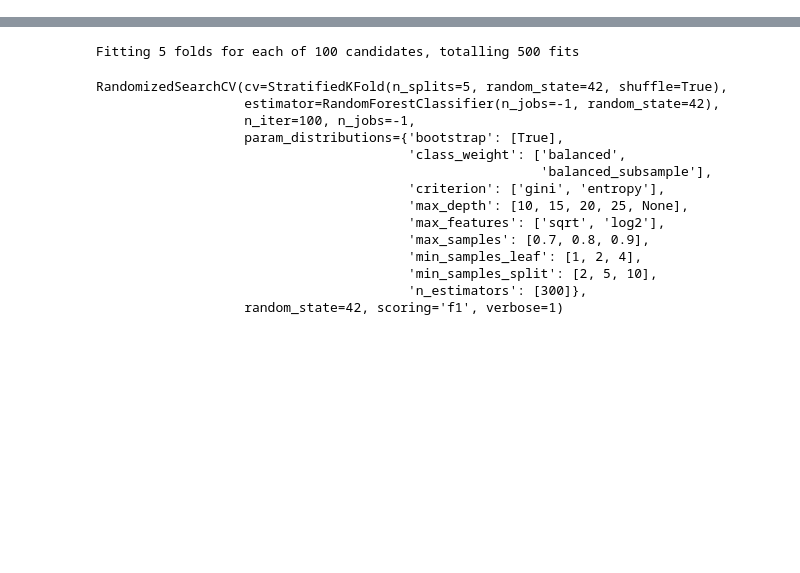
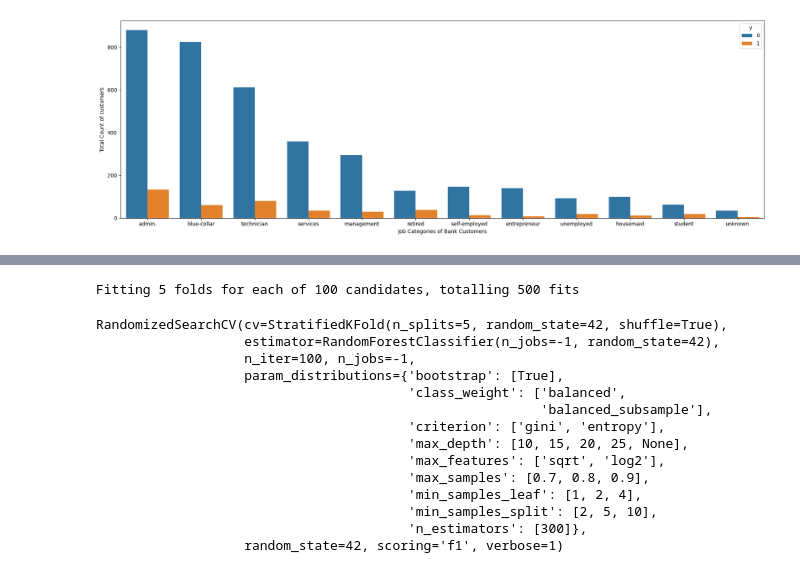
Before and after one commit to kalhara-peiris/bank-marketing-classifier, a Jupyter notebook: ML-CW.ipynb, the cells around one changed output, grey strips where cells are left out. Cells and saved outputs as stored; diff of their text form; code cells hidden in the pictures; blank space fills up the shorter version.

```diff
--- a/ML-CW.ipynb
+++ b/ML-CW.ipynb
@@ -23,0 +97,10 @@ data_set["y"]=(data_set["y"]=="yes").astype(int)
+# %%
+#customers who subscribed , job category wise
+plt.figure(figsize=(18,6))
+sns.countplot(x='job',hue='y', data=data_set, order=data_set['job'].value_counts().index)
+plt.xlabel('Job Categories of Bank Customers', color='black')
+plt.ylabel('Total Count of customers', color='black')
+plt.tight_layout()
+plt.show()
+# %% [output]
+[figure, added]
```
Also changed, not shown: parts of 19 cells of this notebook.
